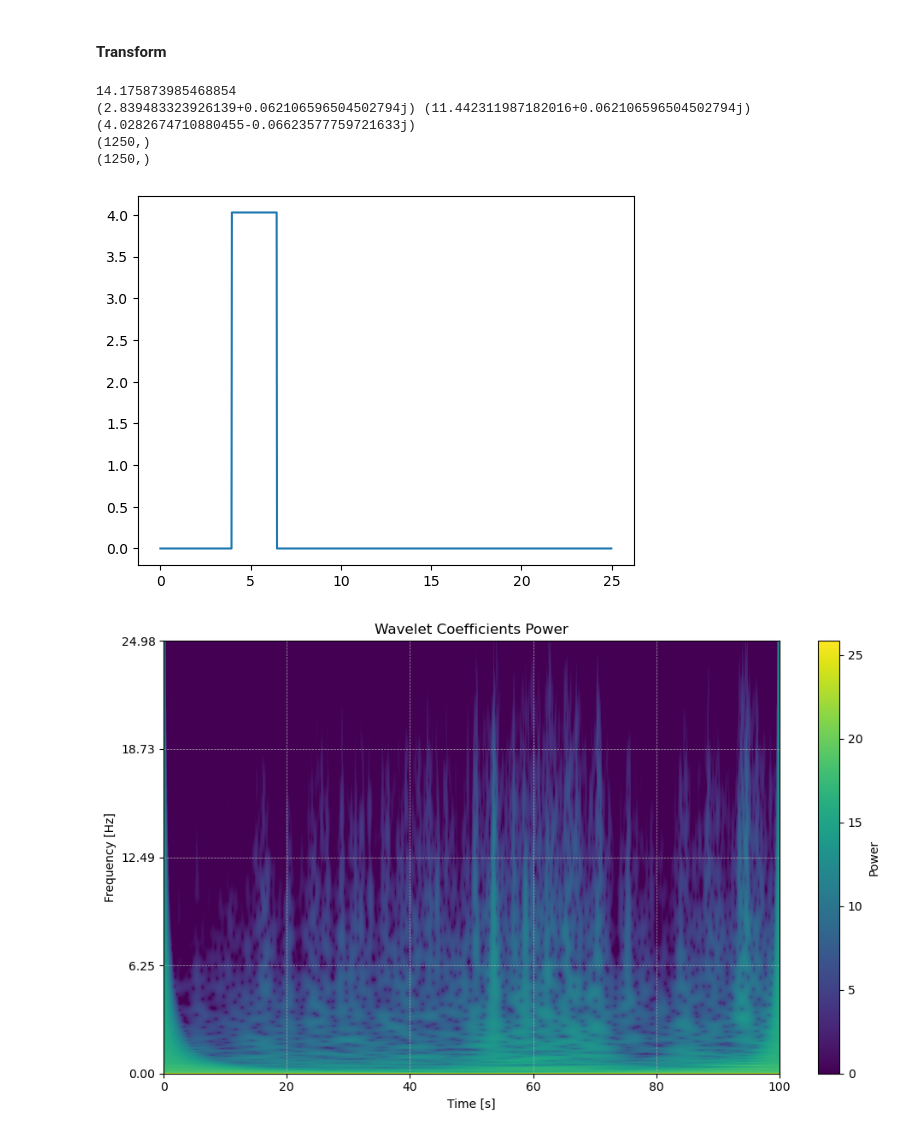
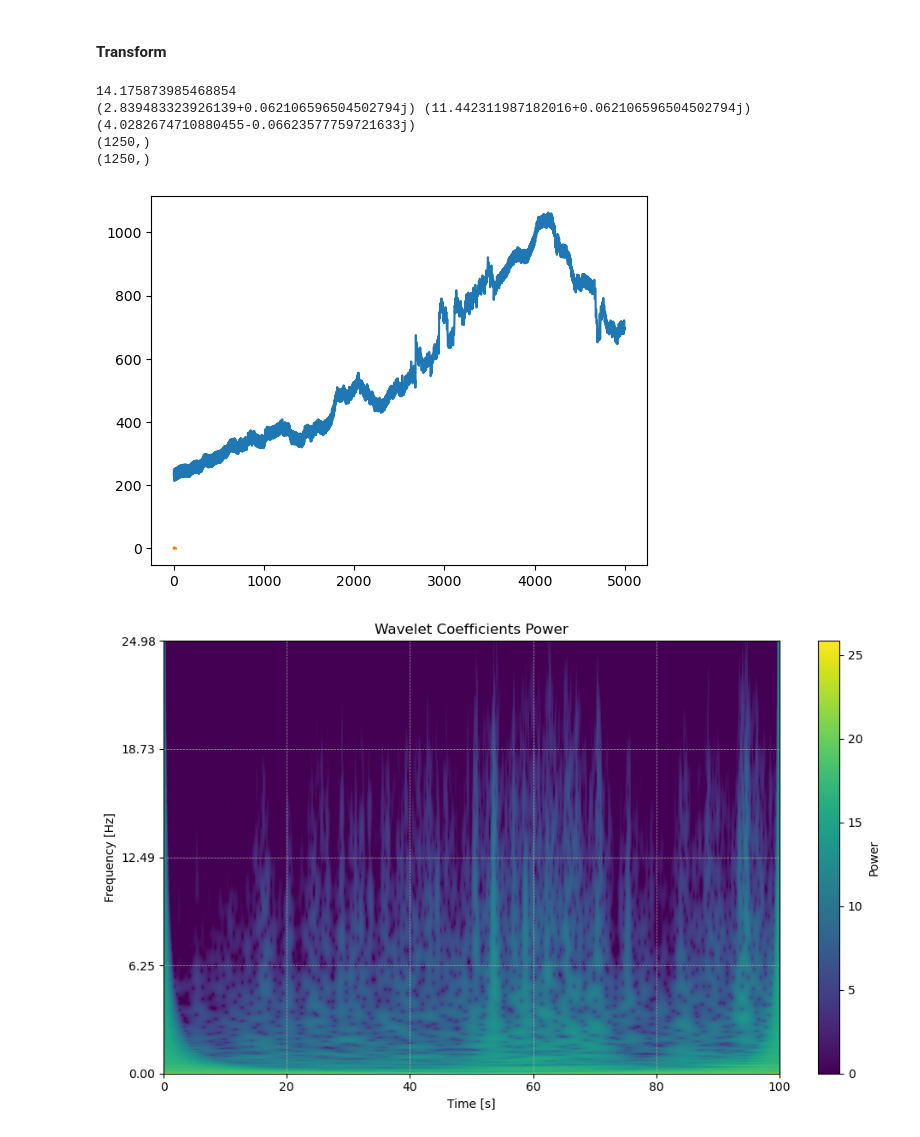
Before and after one commit to aphoffmann/InvertibleWavelets, a Jupyter notebook: WAICUP_TEST.ipynb, the cells around one changed output. Drawn from its saved outputs; the diff is of its cells as text; code cells hidden in the pictures.

```diff
--- a/WAICUP_TEST.ipynb
+++ b/WAICUP_TEST.ipynb
@@ -43,31 +43,32 @@ w2 = transform.forward(B[1])
 # %%
 %matplotlib inline
 sliced = slice(transform.pad_width, -1)
 dw = (w2 - w1)
 
 wc1 = np.sum(dw*w1.conj(), axis=1) / np.sum(np.abs(w1)**2, axis=1)
 wc2 = np.sum(dw*w2.conj(), axis=1) / np.sum(np.abs(w1)**2, axis=1)
 
 k_hat_real = np.where(
     np.abs(wc1) > np.percentile(np.abs(wc1), 90),
     np.abs((wc2)) / np.abs((wc1)),
     1e-5
 )
 
 w_clean = ((np.tile(k_hat_real,(w1.shape[-1],1)).T*w1)-w2)/(np.tile(k_hat_real,(w1.shape[-1],1)).T-1)
 result = transform.inverse(np.copy(w_clean))
+plt.plot(result)
 print(np.sqrt(((data-result)**2).mean(axis=0)))
 
 plt.plot(transform.channel_freqs, k_hat_real)
 print(np.max(wc1), np.max(wc2),np.max(wc2)/np.max(wc1))
 print(transform.channel_freqs.shape)
 print(k_hat_real.shape)
 # %% [output]
 14.175873985468854
 (2.839483323926139+0.062106596504502794j) (11.442311987182016+0.062106596504502794j) (4.0282674710880455-0.06623577759721633j)
 (1250,)
 (1250,)
-[figure, old version]
+[figure, new version]
 # %%
 transform.power_scalogram(w_clean, vmin=0)
 transform.power_scalogram(w1,vmin=0)
```
Also changed, not shown: parts of 7 cells of this notebook, 1 other file.
